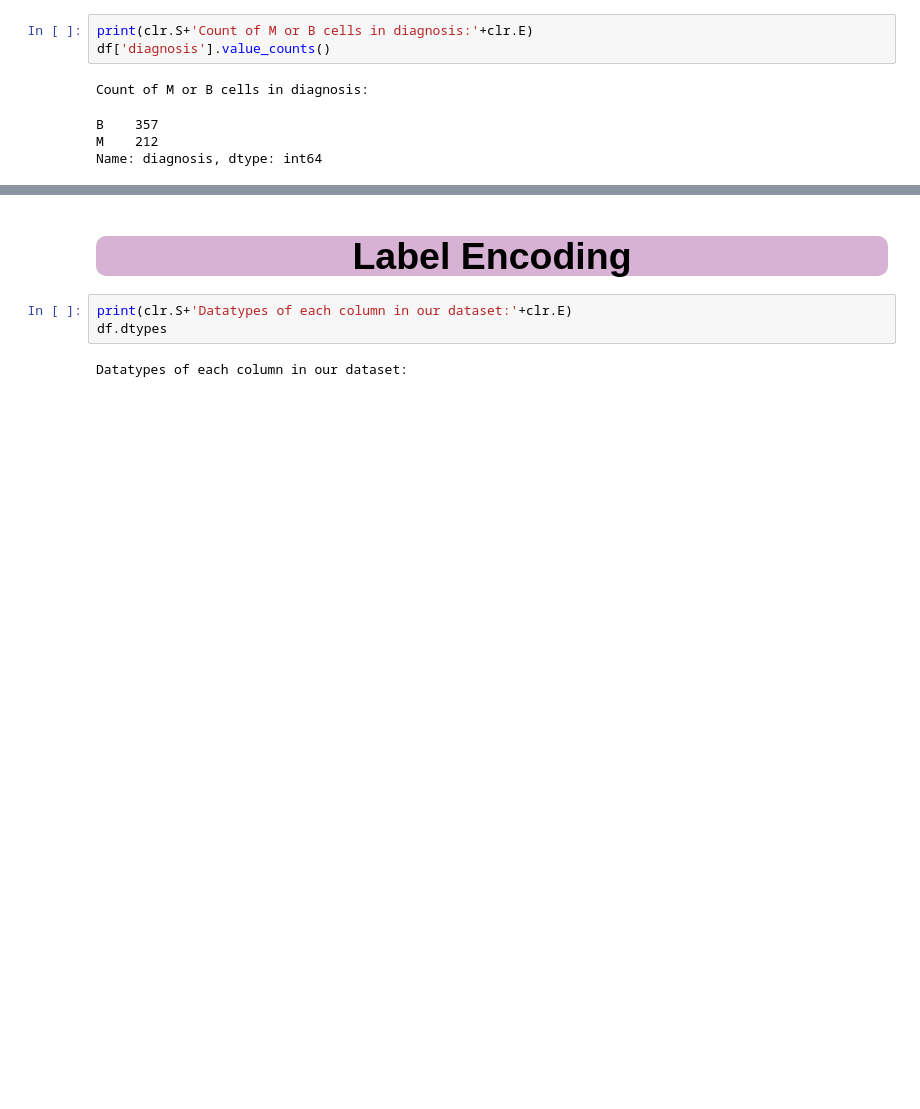
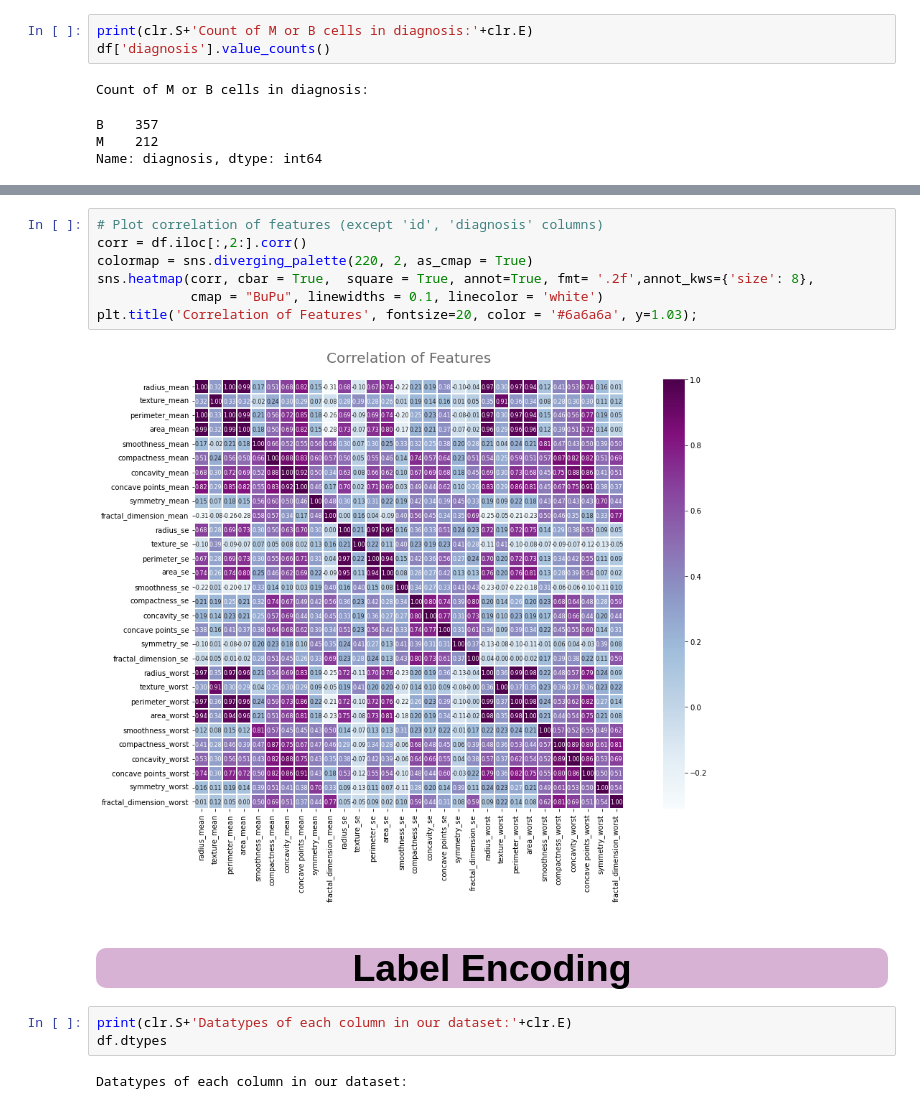
Before and after one commit to vainero/Breast-Cancer-Diagnosis, a Jupyter notebook: breast-cancer-diagnosis-logistic-regression.ipynb, the cells around one changed output, grey strips where cells are left out. Saved outputs shown, nothing was run; the diff lists cells and outputs as text; blank space fills up the shorter version.

```diff
--- a/breast-cancer-diagnosis-logistic-regression.ipynb
+++ b/breast-cancer-diagnosis-logistic-regression.ipynb
@@ -84,3 +84,12 @@ plt.show()
+# %%
+# Plot correlation of features (except 'id', 'diagnosis' columns)
+corr = df.iloc[:,2:].corr()
+colormap = sns.diverging_palette(220, 2, as_cmap = True)
+sns.heatmap(corr, cbar = True,  square = True, annot=True, fmt= '.2f',annot_kws={'size': 8},
+            cmap = "BuPu", linewidths = 0.1, linecolor = 'white')
+plt.title('Correlation of Features', fontsize=20, color = '#6a6a6a', y=1.03);
+# %% [output]
+[figure, added]
 # %% [markdown]
 <a id="1.1"></a>
 <h1 style="background-color:#d8b2d5;font-family:newtimeroman;font-size:250%;text-align:center;border-radius: 10px 10px;">Label Encoding</h1>
```
Also changed, not shown: parts of 7 cells of this notebook.
